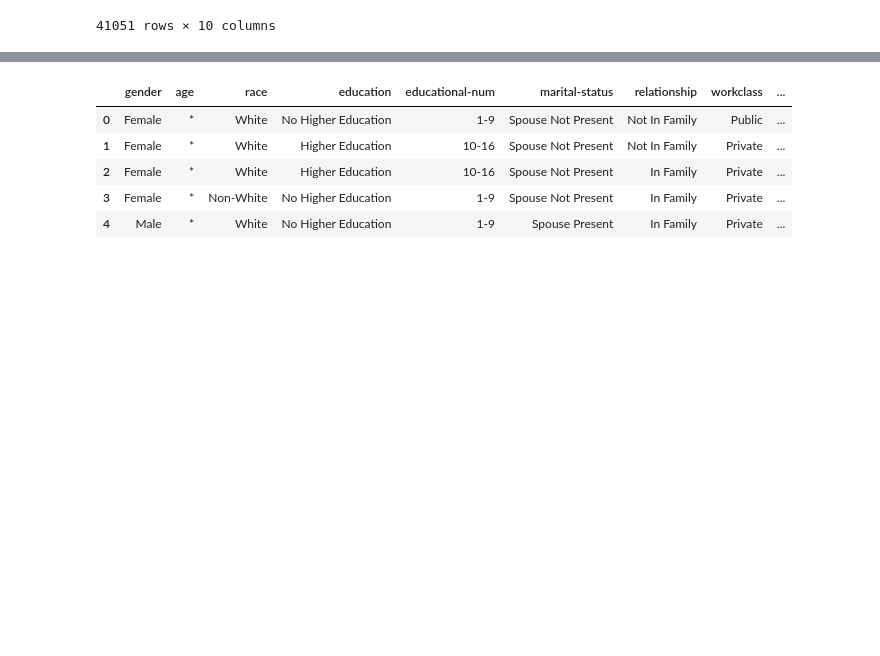
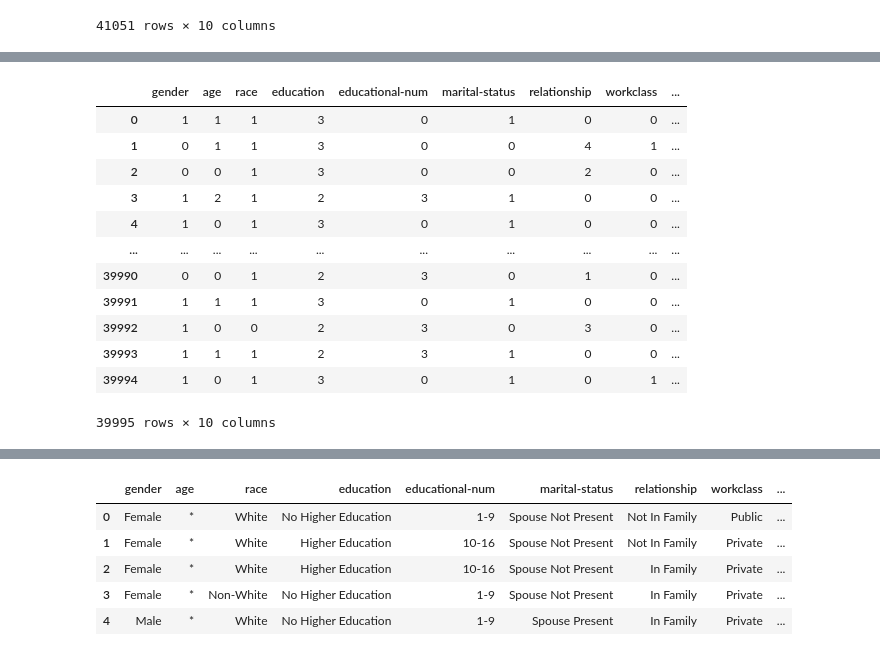
Before and after one commit to swethasrihari/privacy-project-team1, a Jupyter notebook: privacy_project_randomForest.ipynb, the cells around one changed output, grey strips where cells are left out. Cells and saved outputs as stored; diff of their text form; code cells hidden in the pictures; blank space fills up the shorter version.

```diff
--- a/privacy_project_randomForest.ipynb
+++ b/privacy_project_randomForest.ipynb
@@ -249,0 +373,4 @@ weighted avg       0.53      0.73      0.62     41051
+# %%
+k20_path = '/content/drive/MyDrive/Colab Notebooks/Privacy_Project/Adult Income 20-Anonymized Distinct-2-Diverse.csv'
+k20_data = pd.read_csv(k20_path)
+k20_data.head()
@@ -249,0 +384,20 @@ weighted avg       0.53      0.73      0.62     41051
+# %%
+for col in category_col:
+    b, c = np.unique(k20_data[col], return_inverse=True)
+    k20_data[col] = c
+
+k20_data
+# %% [output]
+|  | gender | age | race | education | educational-num | marital-status | relationship | workclass | ... |
+| 0 | 1 | 1 | 1 | 3 | 0 | 1 | 0 | 0 | ... |
+| 1 | 0 | 1 | 1 | 3 | 0 | 0 | 4 | 1 | ... |
+| 2 | 0 | 0 | 1 | 3 | 0 | 0 | 2 | 0 | ... |
+| 3 | 1 | 2 | 1 | 2 | 3 | 1 | 0 | 0 | ... |
+| 4 | 1 | 0 | 1 | 3 | 0 | 1 | 0 | 0 | ... |
+| ... | ... | ... | ... | ... | ... | ... | ... | ... | ... |
+| 39990 | 0 | 0 | 1 | 2 | 3 | 0 | 1 | 0 | ... |
+| 39991 | 1 | 1 | 1 | 3 | 0 | 1 | 0 | 0 | ... |
+| 39992 | 1 | 0 | 0 | 2 | 3 | 0 | 3 | 0 | ... |
+| 39993 | 1 | 1 | 1 | 2 | 3 | 1 | 0 | 0 | ... |
+| 39994 | 1 | 0 | 1 | 3 | 0 | 1 | 0 | 1 | ... |
+39995 rows × 10 columns
```
Also changed, not shown: parts of 15 cells of this notebook.
